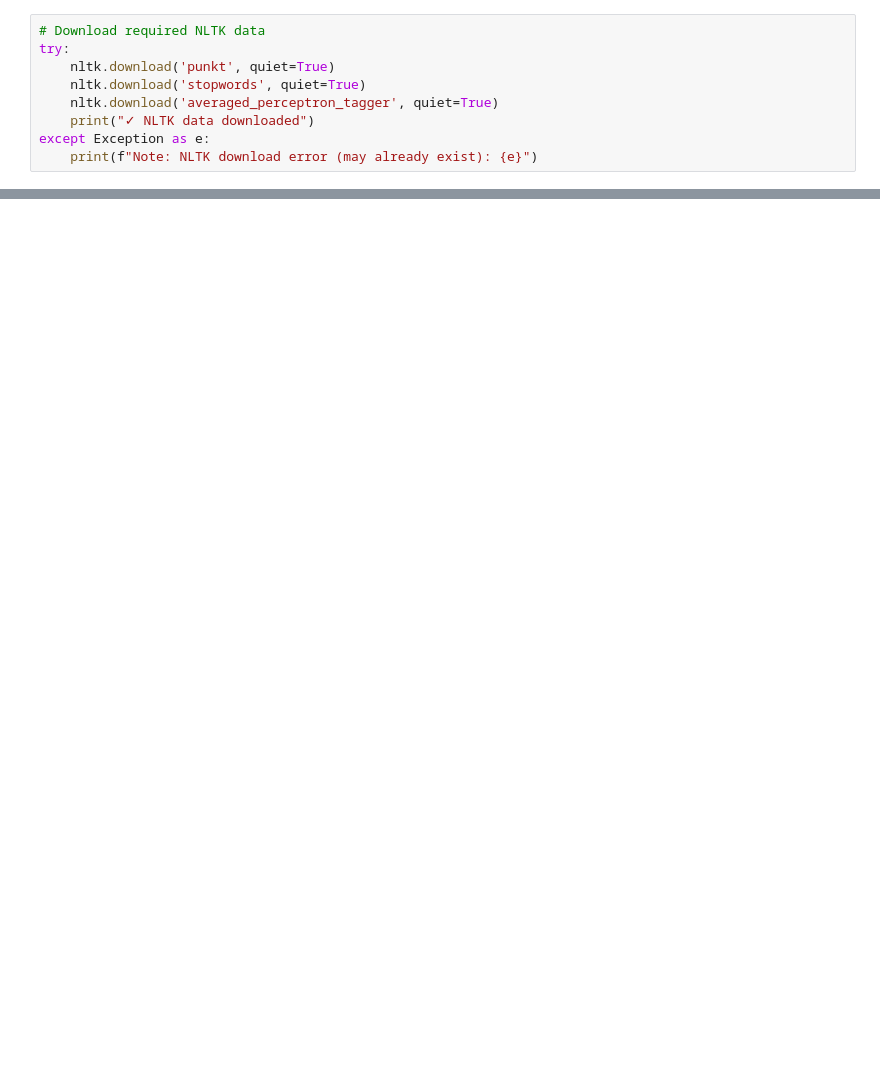
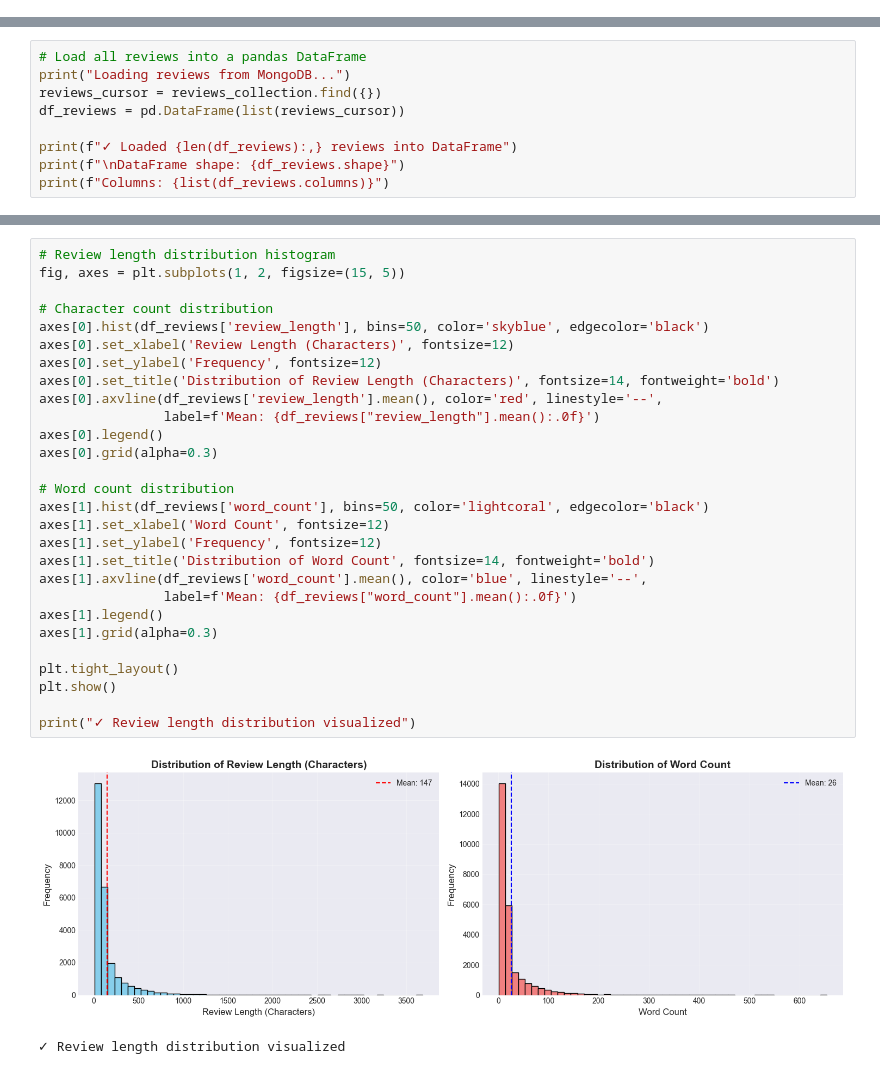
Before and after one commit to malakasadeep/AI-Travel-Agent, a Jupyter notebook: ml-service/notebooks/01_exploratory_data_analysis.ipynb, the cells around one changed output, grey strips where cells are left out. Saved outputs shown, nothing was run; the diff lists cells and outputs as text; blank space fills up the shorter version.

```diff
--- a/ml-service/notebooks/01_exploratory_data_analysis.ipynb
+++ b/ml-service/notebooks/01_exploratory_data_analysis.ipynb
@@ -67,9 +0,0 @@ ModuleNotFoundError: No module named 'pymongo'
-# %%
-# Download required NLTK data
-try:
-    nltk.download('punkt', quiet=True)
-    nltk.download('stopwords', quiet=True)
-    nltk.download('averaged_perceptron_tagger', quiet=True)
-    print("✓ NLTK data downloaded")
-except Exception as e:
-    print(f"Note: NLTK download error (may already exist): {e}")
@@ -1219,0 +105,9 @@ print("✓ MongoDB connection closed")
+# %%
+# Load all reviews into a pandas DataFrame
+print("Loading reviews from MongoDB...")
+reviews_cursor = reviews_collection.find({})
+df_reviews = pd.DataFrame(list(reviews_cursor))
+
+print(f"✓ Loaded {len(df_reviews):,} reviews into DataFrame")
+print(f"\nDataFrame shape: {df_reviews.shape}")
+print(f"Columns: {list(df_reviews.columns)}")
@@ -1219,0 +251,31 @@ print("✓ MongoDB connection closed")
+# %%
+# Review length distribution histogram
+fig, axes = plt.subplots(1, 2, figsize=(15, 5))
+
+# Character count distribution
+axes[0].hist(df_reviews['review_length'], bins=50, color='skyblue', edgecolor='black')
+axes[0].set_xlabel('Review Length (Characters)', fontsize=12)
+axes[0].set_ylabel('Frequency', fontsize=12)
+axes[0].set_title('Distribution of Review Length (Characters)', fontsize=14, fontweight='bold')
+axes[0].axvline(df_reviews['review_length'].mean(), color='red', linestyle='--',
+                label=f'Mean: {df_reviews["review_length"].mean():.0f}')
+axes[0].legend()
+axes[0].grid(alpha=0.3)
+
+# Word count distribution
+axes[1].hist(df_reviews['word_count'], bins=50, color='lightcoral', edgecolor='black')
+axes[1].set_xlabel('Word Count', fontsize=12)
+axes[1].set_ylabel('Frequency', fontsize=12)
+axes[1].set_title('Distribution of Word Count', fontsize=14, fontweight='bold')
+axes[1].axvline(df_reviews['word_count'].mean(), color='blue', linestyle='--',
+                label=f'Mean: {df_reviews["word_count"].mean():.0f}')
+axes[1].legend()
+axes[1].grid(alpha=0.3)
+
+plt.tight_layout()
+plt.show()
+
+print("✓ Review length distribution visualized")
+# %% [output]
+[figure, added]
+✓ Review length distribution visualized
```
Also changed, not shown: parts of 113 cells of this notebook.
